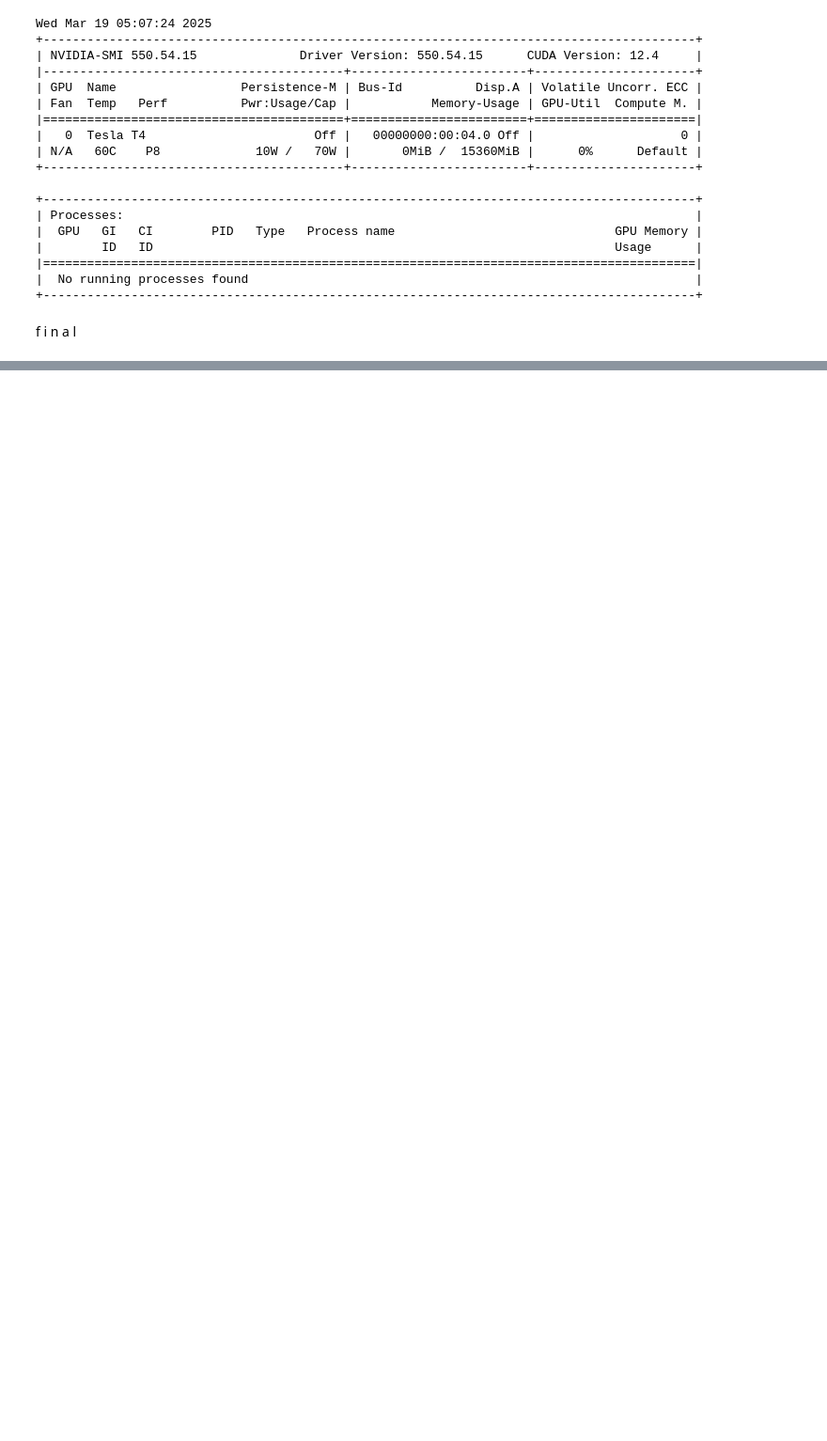
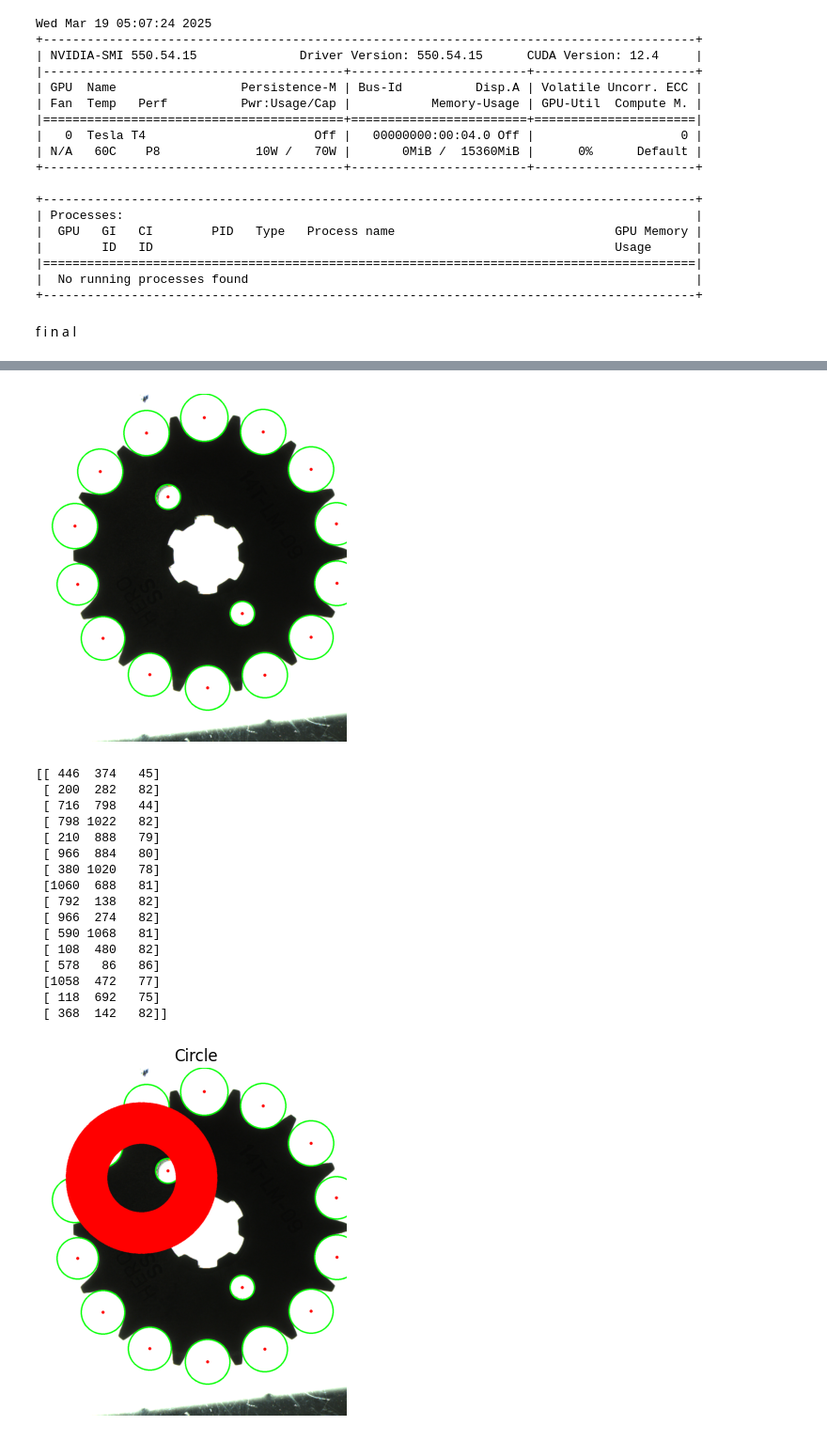
Before and after one commit to modraqueeb/IndusVision, a Jupyter notebook: Task10_MLintern.ipynb, the cells around one changed output, grey strips where cells are left out. Shown at 94% size. Cells and saved outputs as stored; diff of their text form; code cells hidden in the pictures; blank space fills up the shorter version.

```diff
--- a/Task10_MLintern.ipynb
+++ b/Task10_MLintern.ipynb
@@ -59,6 +59,9 @@ count=0
 scircle=[]
 mcircle=[]
 lcircle=[]
+outcentre1=[]
+outcentre2=[]
+incenter=[]
 
 if circles is not None:
 
@@ -74,7 +77,8 @@ if circles is not None:
 
         elif (r>25)&(r<80):
           count+=1
-
+          outcentre1.append(x)
+          outcentre2.append(y)
           mcircle.append(r)
           cv2.circle(image, (x, y), r, (0, 255, 0), 4)
           cv2.circle(image, (x, y), 2, (0, 0, 255), 3)
@@ -82,12 +86,15 @@ if circles is not None:
 
         else:
          lcircle.append(r)
+         incenter.append([x,y])
          cv2.circle(image, (x, y), r, (0, 0, 255), 4)
          cv2.circle(image, (x, y), 2, (0, 0, 255), 3)
+         print("diameter of circle",r*2)
 
-smean=np.mean(scircle)
+
 mmean=np.mean(mcircle)
-lmean=np.mean(lcircle)
+
+
 
 
 
@@ -97,8 +104,10 @@ lmean=np.mean(lcircle)
 image_rgb = cv2.cvtColor(image, cv2.COLOR_BGR2RGB)
 
 
+
+
 plt.imshow(image_rgb)
-plt.axis('off')  # Hide axis
+plt.axis('off')
 plt.show()
 print(count)
 print(circles)
@@ -124,0 +194,63 @@ print(circles)
+# %%
+import cv2
+import numpy as np
+import matplotlib.pyplot as plt
+
+
+image = cv2.imread('/content/HT-GEF890GC-T1-C-Snapshot-20250321-115418-771-14366948446412.BMP')
+
+
+gray = cv2.cvtColor(image, cv2.COLOR_BGR2GRAY)
+
+
+gray_blurred = cv2.GaussianBlur(gray, (15, 15), 0)
+
+
+circles = cv2.HoughCircles(
+    gray_blurred,
+    cv2.HOUGH_GRADIENT,
+    dp=1,
+    minDist=50,
+    param1=50,
+    param2=30,
+    minRadius=10,
+    maxRadius=100
+)
+
+
+if circles is not None:
+
+    circles = np.round(circles[0, :]).astype("int")
+
+
+    for (x, y, r) in circles:
+
+        cv2.circle(image, (x, y), r, (0, 255, 0), 4)
+
+        cv2.circle(image, (x, y), 3, (0, 0, 255), 3)
+
+
+image_rgb = cv2.cvtColor(image, cv2.COLOR_BGR2RGB)
+plt.imshow(image_rgb)
+plt.axis('off')
+plt.show()
+print(circles)
+# %% [output]
+[figure, added]
+[[ 446  374   45]
+ [ 200  282   82]
+ [ 716  798   44]
+ [ 798 1022   82]
+ [ 210  888   79]
+ [ 966  884   80]
+ [ 380 1020   78]
+ [1060  688   81]
+ [ 792  138   82]
+ [ 966  274   82]
+ [ 590 1068   81]
+ [ 108  480   82]
+ [ 578   86   86]
+ [1058  472   77]
+ [ 118  692   75]
+ [ 368  142   82]]
+[figure, added]
```
Also changed, not shown: parts of 8 cells of this notebook.
